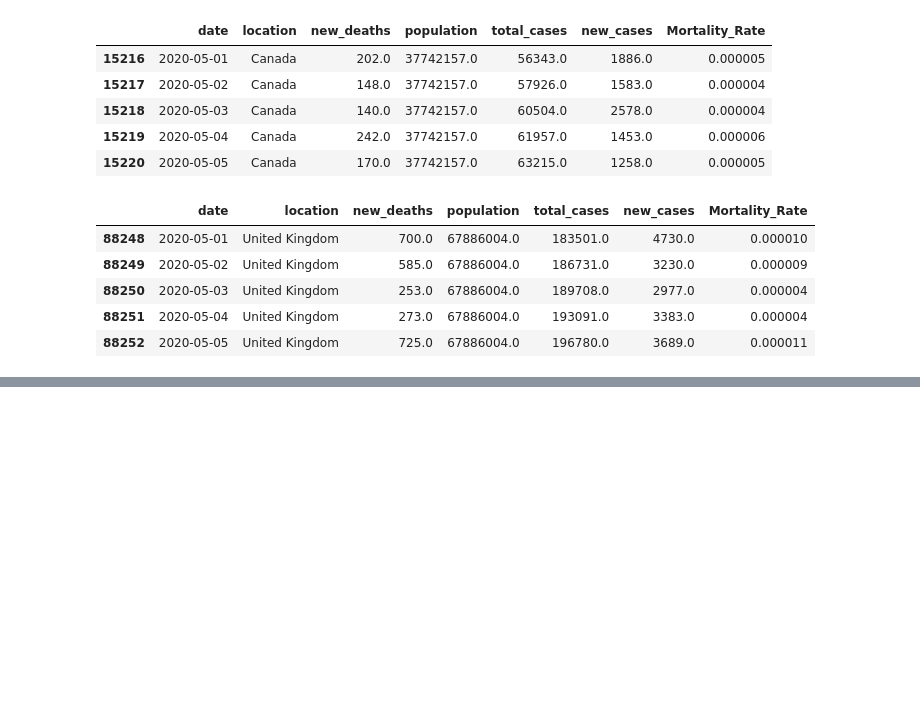
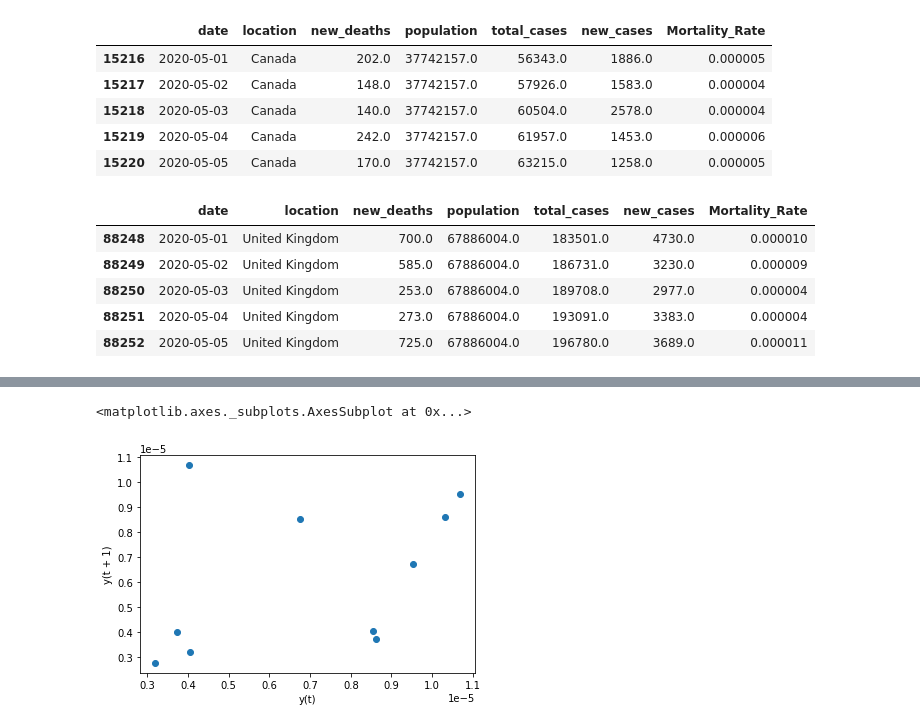
Before and after one commit to abhishek111222/Data-Science-Project, a Jupyter notebook: Time series of Mortality Rate (Try 3)/time_mortality_try3.ipynb, the cells around one changed output, grey strips where cells are left out. Saved outputs shown, nothing was run; the diff lists cells and outputs as text; code cells hidden in the pictures; blank space fills up the shorter version.

Commit message:
This code contains better graphs (week 3)

```diff
--- a/Time series of Mortality Rate (Try 3)/time_mortality_try3.ipynb
+++ b/Time series of Mortality Rate (Try 3)/time_mortality_try3.ipynb
@@ -693,0 +703,4 @@ fig.show()
+# %%
+feat1 = ["date", "location", "Mortality_Rate"]
+# %%
+ dataset_hist = dataset[feat1]
@@ -693,0 +752,2 @@ fig.show()
+# %%
+dataset = dataset_hist.pivot_table("Mortality_Rate", ["date"], "location")
@@ -693,0 +764,11 @@ fig.show()
+# %%
+dataset_Canada = dataset["Canada"]
+dataset_India = dataset["India"]
+dataset_Italy = dataset["Italy"]
+dataset_UK = dataset["United Kingdom"]
+dataset_USA = dataset["United States"]
+# %%
+lag_plot(dataset_UK[0 : 11])
+# %% [output]
+<matplotlib.axes._subplots.AxesSubplot at 0x...>
+[figure, added]
```
Also changed, not shown: parts of 10 cells of this notebook.
